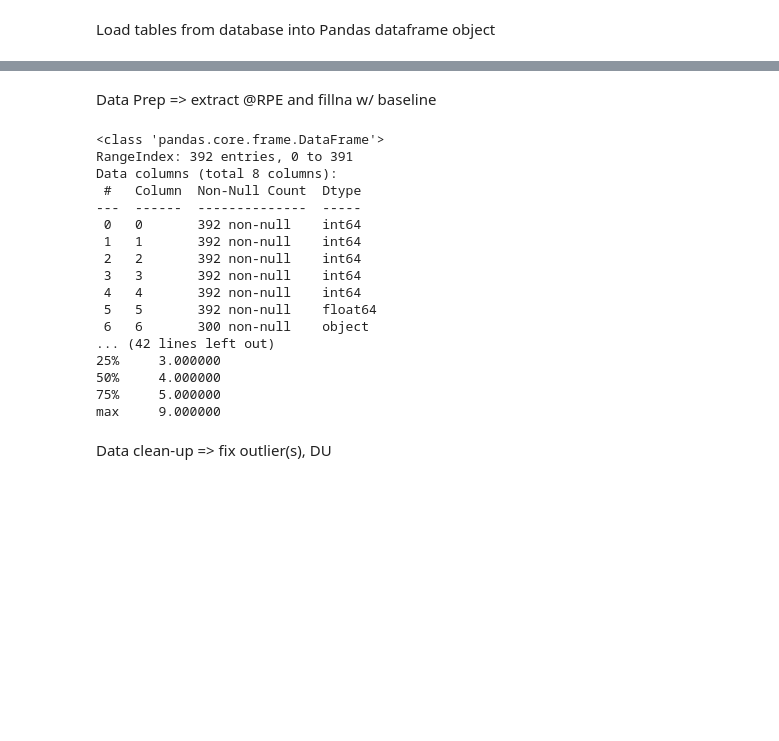
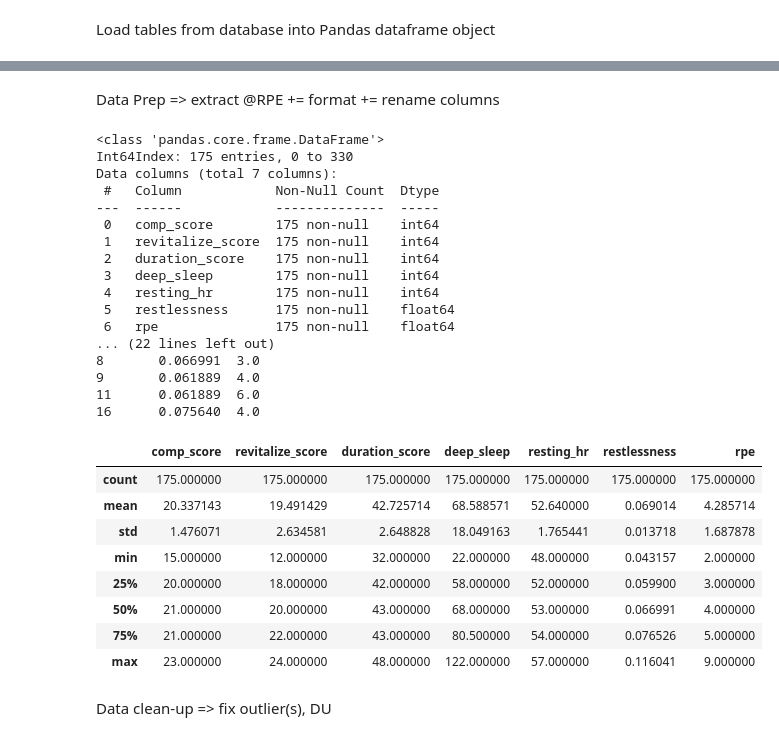
Before and after one commit to djfLtC0dr/python-playground, a Jupyter notebook: DASC522/djfDASC522_final.ipynb, the cells around one changed output, grey strips where cells are left out. Cells and saved outputs as stored; diff of their text form; code cells hidden in the pictures; blank space fills up the shorter version.

```diff
--- a/DASC522/djfDASC522_final.ipynb
+++ b/DASC522/djfDASC522_final.ipynb
@@ -240,58 +241,59 @@ memory usage: 21.6+ KB
 None
 # %% [markdown]
-Data Prep => extract @RPE and fillna w/ baseline
+Data Prep => extract @RPE += format += rename columns
 # %%
 import numpy as np
 import warnings
 warnings.filterwarnings('ignore')
 
-#TODO: fix @RPE in data if @RPE doesn't exist
-
 data['rpe'] = data[6].str.extract(r'(@RPE+\d+)', expand=False)
 data['rpe'] = data['rpe'].str[4:].astype(float)
 
-# Fill all nan rpe with random rpe using mean and stdev
-# rng = np.random.default_rng(0)
-# mu = int(data['rpe'].mean())
-# sd = int(data['rpe'].std())
+# drop notes now that we've extracted @RPE
+data.drop(columns=[6], inplace=True)
+# filter data to only rows with RPE value set
+data = data[data['rpe'].notnull()]
 
-# # filler = pd.Series(rng.normal(loc=mu, scale=sd, size=len(data)))
-# filler = pd.Series(rng.integers(1, 7, size=len(data))) #Really Easy to Very Hard RPE
-# data['rpe'] = data['rpe'].fillna(filler)
-# # data=data.fillna({'rpe':3.0}) # moderate, @130bpm HR
-# data.drop(columns=[6], inplace=True)
+dict_col_names = {
+    0: 'comp_score',
+    1: 'revitalize_score',
+    2: 'duration_score',
+    3: 'deep_sleep',
+    4: 'resting_hr',
+    5: 'restlessness',
+}
 
-# dict_col_names = {
-#     0: 'comp_score',
-#     1: 'revitalize_score',
-#     2: 'duration_score',
-#     3: 'deep_sleep',
-#     4: 'resting_hr',
-#     5: 'restlessness',
-# }
-
-# data.rename(dict_col_names, axis=1, inplace=True)
+data.rename(dict_col_names, axis=1, inplace=True)
 print(data.info())
 print(data.head(10))
-print(data.describe())
+data.describe()
 # %% [output]
 <class 'pandas.core.frame.DataFrame'>
-RangeIndex: 392 entries, 0 to 391
-Data columns (total 8 columns):
- #   Column  Non-Null Count  Dtype
----  ------  --------------  -----
- 0   0       392 non-null    int64
- 1   1       392 non-null    int64
- 2   2       392 non-null    int64
- 3   3       392 non-null    int64
- 4   4       392 non-null    int64
- 5   5       392 non-null    float64
- 6   6       300 non-null    object
-... (42 lines left out)
-25%     3.000000
-50%     4.000000
-75%     5.000000
-max     9.000000
+Int64Index: 175 entries, 0 to 330
+Data columns (total 7 columns):
+ #   Column            Non-Null Count  Dtype
+---  ------            --------------  -----
+ 0   comp_score        175 non-null    int64
+ 1   revitalize_score  175 non-null    int64
+ 2   duration_score    175 non-null    int64
+ 3   deep_sleep        175 non-null    int64
+ 4   resting_hr        175 non-null    int64
+ 5   restlessness      175 non-null    float64
+ 6   rpe               175 non-null    float64
+... (22 lines left out)
+8       0.066991  3.0
+9       0.061889  4.0
+11      0.061889  6.0
+16      0.075640  4.0
+|  | comp_score | revitalize_score | duration_score | deep_sleep | resting_hr | restlessness | rpe |
+| count | 175.000000 | 175.000000 | 175.000000 | 175.000000 | 175.000000 | 175.000000 | 175.000000 |
+| mean | 20.337143 | 19.491429 | 42.725714 | 68.588571 | 52.640000 | 0.069014 | 4.285714 |
+| std | 1.476071 | 2.634581 | 2.648828 | 18.049163 | 1.765441 | 0.013718 | 1.687878 |
+| min | 15.000000 | 12.000000 | 32.000000 | 22.000000 | 48.000000 | 0.043157 | 2.000000 |
+| 25% | 20.000000 | 18.000000 | 42.000000 | 58.000000 | 52.000000 | 0.059900 | 3.000000 |
+| 50% | 21.000000 | 20.000000 | 43.000000 | 68.000000 | 53.000000 | 0.066991 | 4.000000 |
+| 75% | 21.000000 | 22.000000 | 43.000000 | 80.500000 | 54.000000 | 0.076526 | 5.000000 |
+| max | 23.000000 | 24.000000 | 48.000000 | 122.000000 | 57.000000 | 0.116041 | 9.000000 |
 # %% [markdown]
 Data clean-up => fix outlier(s), DU
 # %%
```
Also changed, not shown: parts of 6 cells of this notebook.
